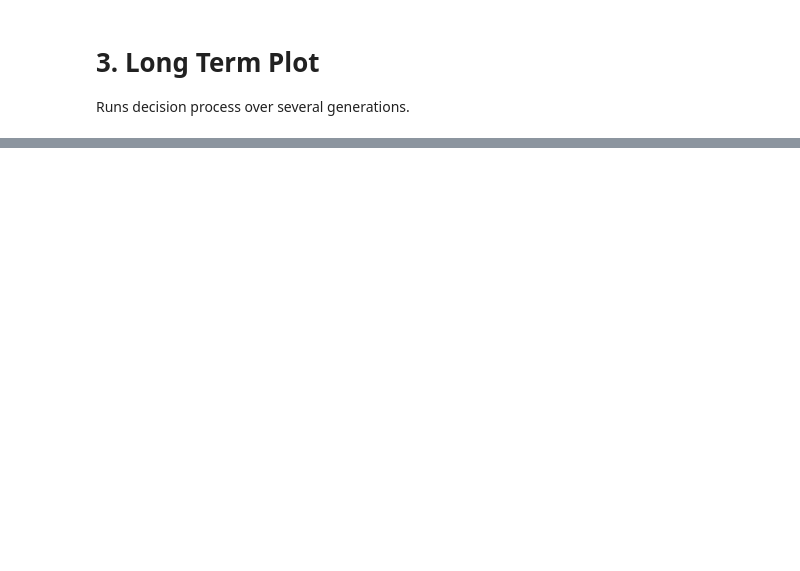
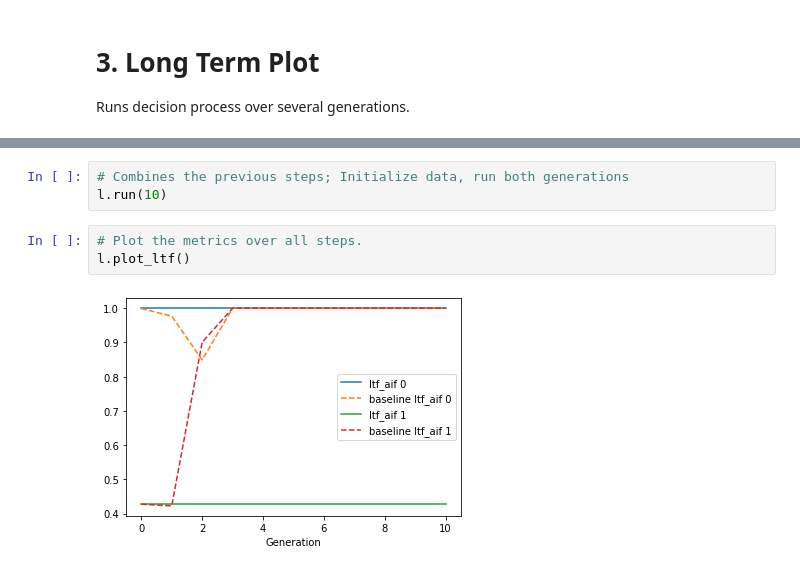
Before and after one commit to danilobr94/dynamic-aif-framework, a Jupyter notebook: examples/2_0_code_introduction.ipynb, the cells around one changed output, grey strips where cells are left out. Cells and saved outputs as stored; diff of their text form; blank space fills up the shorter version.

```diff
--- a/examples/2_0_code_introduction.ipynb
+++ b/examples/2_0_code_introduction.ipynb
@@ -90,0 +146,8 @@ l = LongTermFairnessPlot(generator,     # must implement .sample() function
+# %%
+# Combines the previous steps; Initialize data, run both generations
+l.run(10)
+# %%
+# Plot the metrics over all steps.
+l.plot_ltf()
+# %% [output]
+[figure, added]
```
Also changed, not shown: parts of 21 cells of this notebook, 1 other file.
